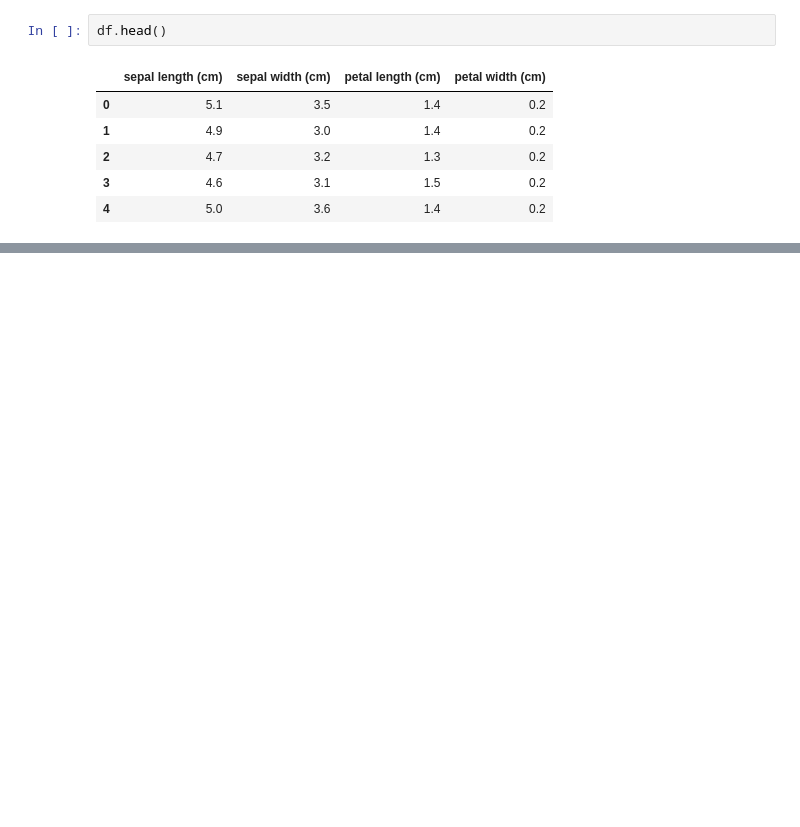
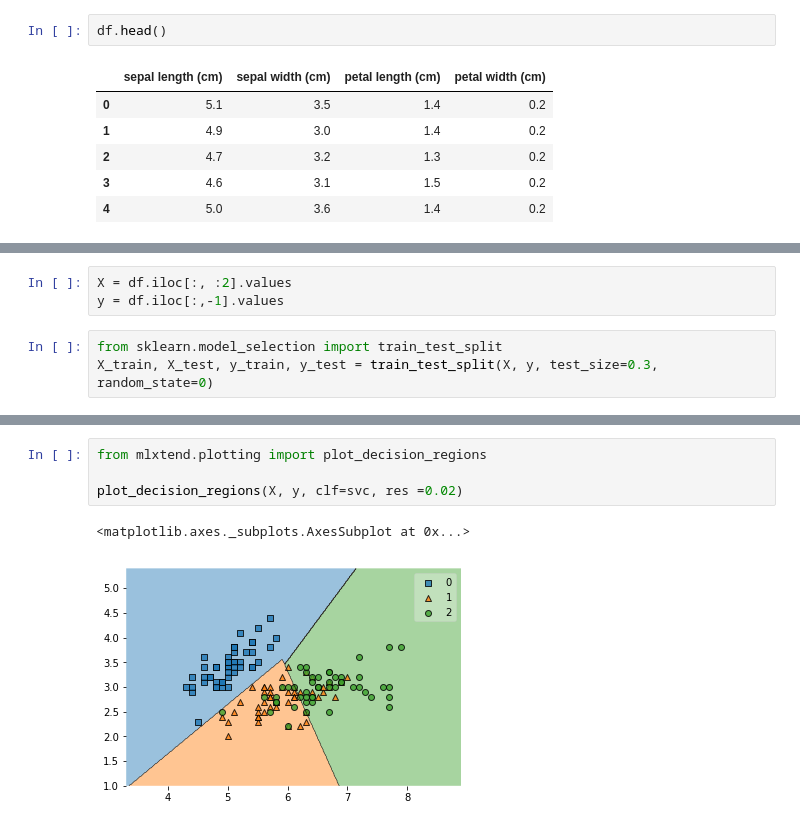
Before and after one commit to sigenogoro/irls_classification, a Jupyter notebook: irls_classification.ipynb, the cells around one changed output, grey strips where cells are left out. Saved outputs shown, nothing was run; the diff lists cells and outputs as text; blank space fills up the shorter version.

```diff
--- a/irls_classification.ipynb
+++ b/irls_classification.ipynb
@@ -30,0 +47,6 @@ array([0, 0, 0, 0, 0, 0, 0, 0, 0, 0, 0, 0, 0, 0, 0, 0, 0, 0, 0, 0, 0, 0,
+# %%
+X = df.iloc[:, :2].values
+y = df.iloc[:,-1].values
+# %%
+from sklearn.model_selection import train_test_split
+X_train, X_test, y_train, y_test = train_test_split(X, y, test_size=0.3, random_state=0)
@@ -30,0 +68,7 @@ array([0, 0, 0, 0, 0, 0, 0, 0, 0, 0, 0, 0, 0, 0, 0, 0, 0, 0, 0, 0, 0, 0,
+# %%
+from mlxtend.plotting import plot_decision_regions
+
+plot_decision_regions(X, y, clf=svc, res =0.02)
+# %% [output]
+<matplotlib.axes._subplots.AxesSubplot at 0x...>
+[figure, added]
```
Also changed, not shown: parts of 10 cells of this notebook.
